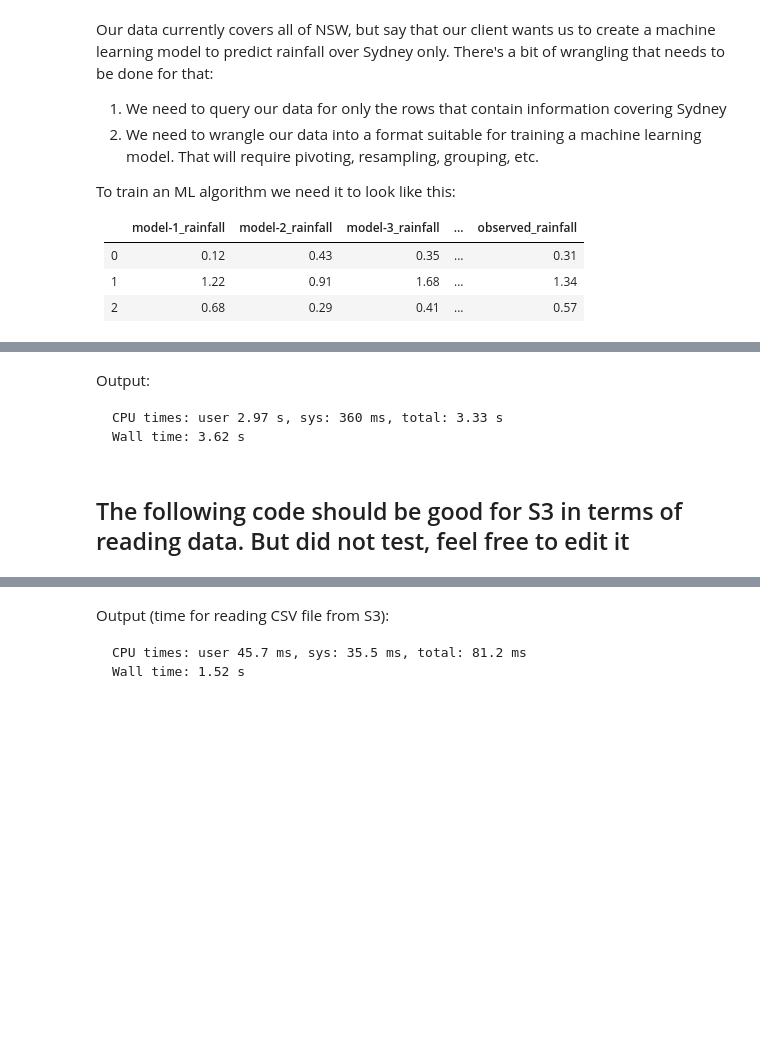
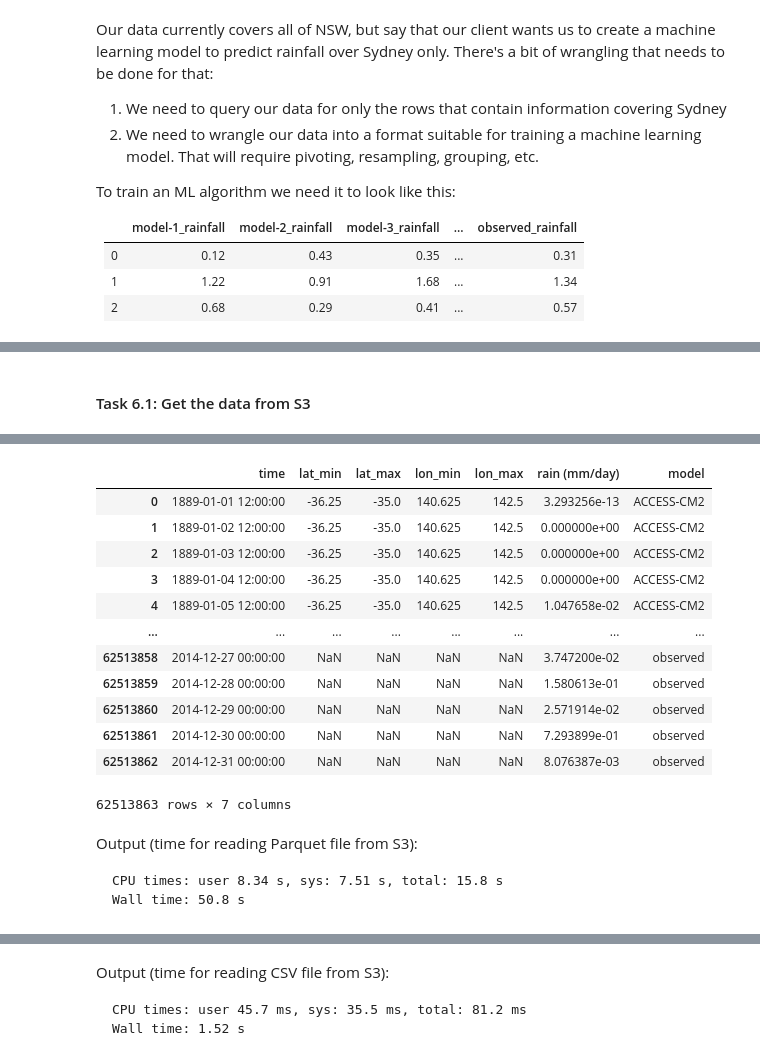
Before and after one commit to stevenleung2018/web_and_cloud_group_1, a Jupyter notebook: notebooks/milestone2.ipynb, the cells around one changed output, grey strips where cells are left out. Drawn from its saved outputs; the diff is of its cells as text; code cells hidden in the pictures; blank space fills up the shorter version.

Commit message:
Finish all tasks except waiting for the timing of the download of the huge CSV.

````diff
--- a/notebooks/milestone2.ipynb
+++ b/notebooks/milestone2.ipynb
@@ -250,6 +205,0 @@ Wall time: 3.62 s
-# %% [markdown]
-Output:
-```
-CPU times: user 2.97 s, sys: 360 ms, total: 3.33 s
-Wall time: 3.62 s
-```
@@ -256,2 +208,2 @@ Wall time: 3.62 s
 # %% [markdown]
-## The following code should be good for S3 in terms of reading data. But did not test, feel free to edit it
+#### Task 6.1: Get the data from S3
@@ -266,8 +210,6 @@ rainfall = pd.read_parquet('s3://mds-s3-1/combined_model_data_parti.parquet',
 # %%
-# This should be the S3 version!
-
-# with open('/srv/data/shared_data/credential.json') as f:
-#     aws_credentials = json.load(f)
-
-rainfall = pd.read_parquet('s3://mds-s3-001/combined_model_data_parti.parquet')
+%%time
+# The following downloads the parquet file from S3
+rainfall = pd.read_parquet('s3://mds-s3-001/combined_model_data_parti.parquet/')
+rainfall
 # %% [output]
@@ -274,0 +218,13 @@ FSTimeoutError:
+|  | time | lat_min | lat_max | lon_min | lon_max | rain (mm/day) | model |
+| 0 | 1889-01-01 12:00:00 | -36.25 | -35.0 | 140.625 | 142.5 | 3.293256e-13 | ACCESS-CM2 |
+| 1 | 1889-01-02 12:00:00 | -36.25 | -35.0 | 140.625 | 142.5 | 0.000000e+00 | ACCESS-CM2 |
+| 2 | 1889-01-03 12:00:00 | -36.25 | -35.0 | 140.625 | 142.5 | 0.000000e+00 | ACCESS-CM2 |
+| 3 | 1889-01-04 12:00:00 | -36.25 | -35.0 | 140.625 | 142.5 | 0.000000e+00 | ACCESS-CM2 |
+| 4 | 1889-01-05 12:00:00 | -36.25 | -35.0 | 140.625 | 142.5 | 1.047658e-02 | ACCESS-CM2 |
+| ... | ... | ... | ... | ... | ... | ... | ... |
+| 62513858 | 2014-12-27 00:00:00 | NaN | NaN | NaN | NaN | 3.747200e-02 | observed |
+| 62513859 | 2014-12-28 00:00:00 | NaN | NaN | NaN | NaN | 1.580613e-01 | observed |
+| 62513860 | 2014-12-29 00:00:00 | NaN | NaN | NaN | NaN | 2.571914e-02 | observed |
+| 62513861 | 2014-12-30 00:00:00 | NaN | NaN | NaN | NaN | 7.293899e-01 | observed |
+| 62513862 | 2014-12-31 00:00:00 | NaN | NaN | NaN | NaN | 8.076387e-03 | observed |
+62513863 rows × 7 columns
@@ -281,3 +231,9 @@ observed_rainfall.head()
+# %% [markdown]
+Output (time for reading Parquet file from S3):
+```
+CPU times: user 8.34 s, sys: 7.51 s, total: 15.8 s
+Wall time: 50.8 s
+```
 # %%
 %%time
 observed_rainfall = pd.read_csv('s3://mds-s3-001/observed_daily_rainfall_SYD.csv',
````
Also changed, not shown: parts of 33 cells of this notebook, 1 other file.
